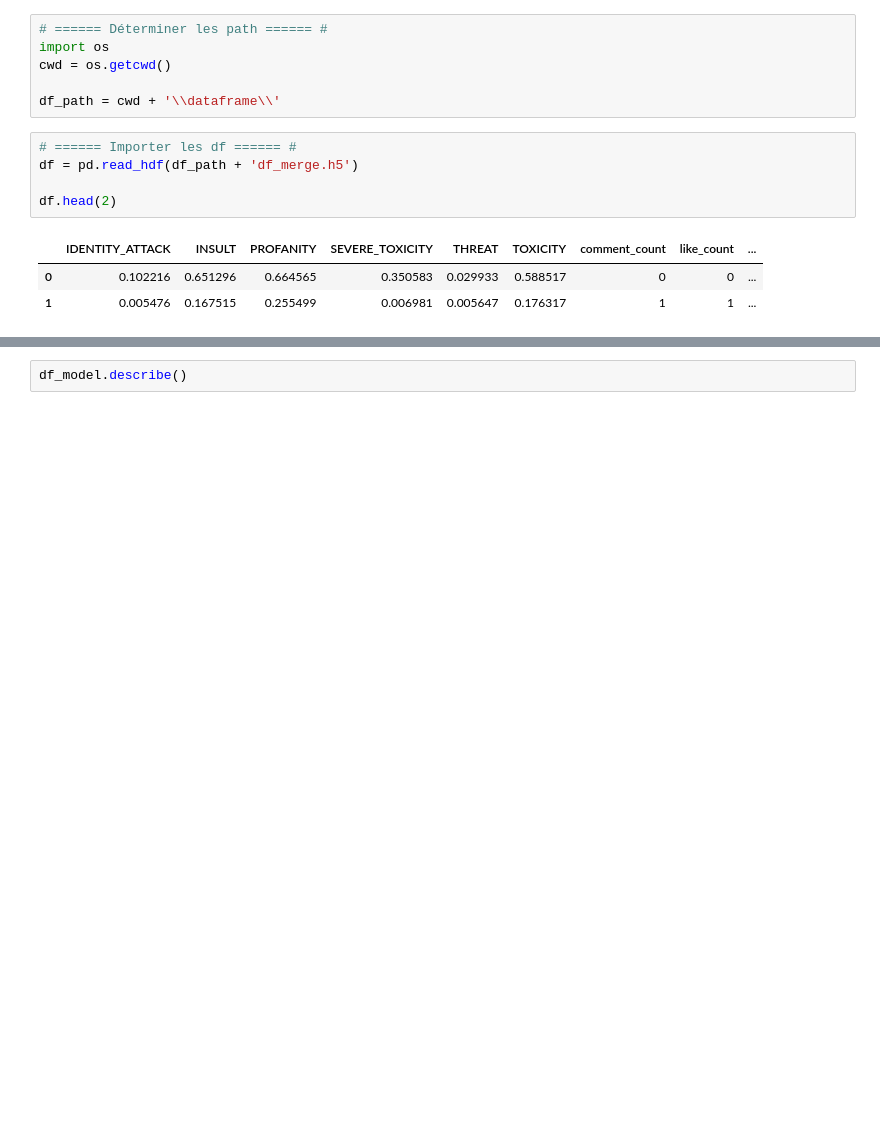
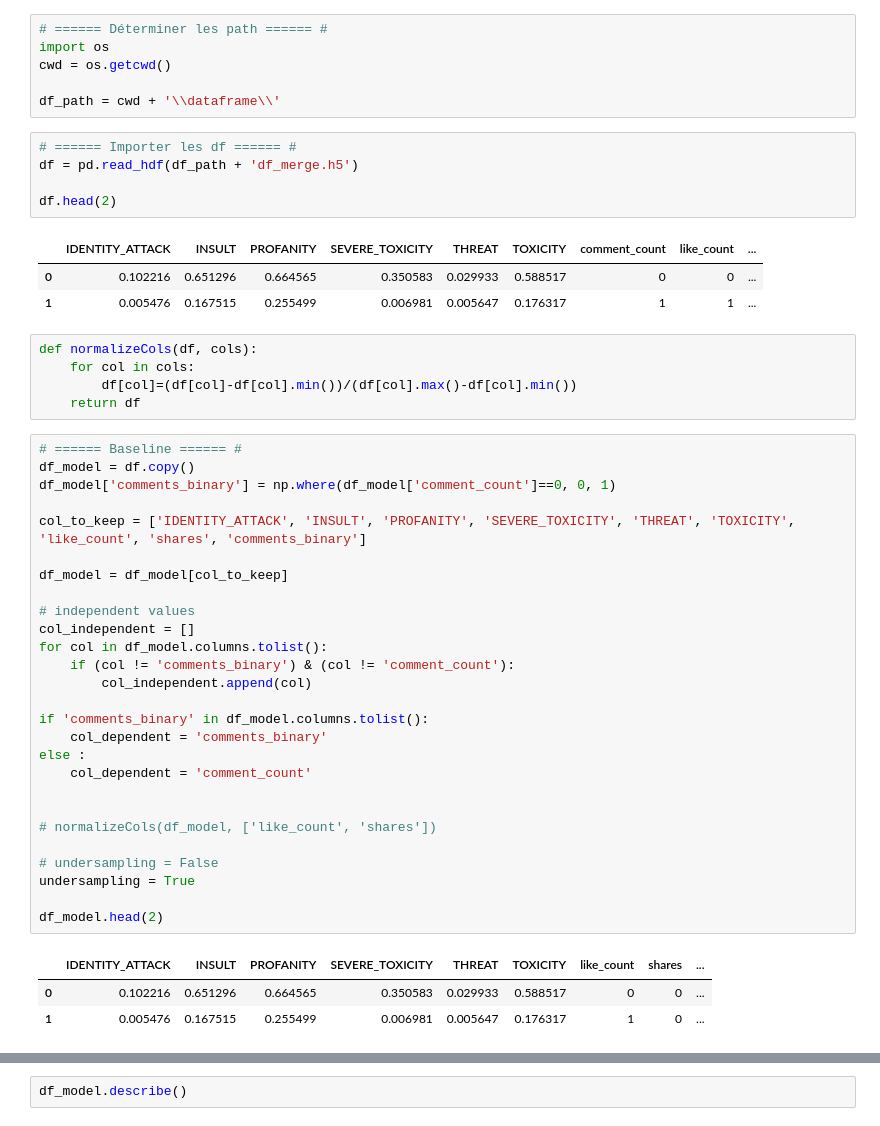
Before and after one commit to caseguin/GLO-7027, a Jupyter notebook: charles_workspace/charles_model_v2.ipynb, the cells around one changed output, grey strips where cells are left out. Drawn from its saved outputs; the diff is of its cells as text; blank space fills up the shorter version.

```diff
--- a/charles_workspace/charles_model_v2.ipynb
+++ b/charles_workspace/charles_model_v2.ipynb
@@ -42,4 +41,40 @@ df.head(2)
 |  | IDENTITY_ATTACK | INSULT | PROFANITY | SEVERE_TOXICITY | THREAT | TOXICITY | comment_count | like_count | ... |
 | 0 | 0.102216 | 0.651296 | 0.664565 | 0.350583 | 0.029933 | 0.588517 | 0 | 0 | ... |
 | 1 | 0.005476 | 0.167515 | 0.255499 | 0.006981 | 0.005647 | 0.176317 | 1 | 1 | ... |
+# %%
+def normalizeCols(df, cols):
+    for col in cols:
+        df[col]=(df[col]-df[col].min())/(df[col].max()-df[col].min())
+    return df
+# %%
+# ====== Baseline ====== #
+df_model = df.copy()
+df_model['comments_binary'] = np.where(df_model['comment_count']==0, 0, 1)
+
+col_to_keep = ['IDENTITY_ATTACK', 'INSULT', 'PROFANITY', 'SEVERE_TOXICITY', 'THREAT', 'TOXICITY', 'like_count', 'shares', 'comments_binary']
+
+df_model = df_model[col_to_keep]
+
+# independent values
+col_independent = []
+for col in df_model.columns.tolist():
+    if (col != 'comments_binary') & (col != 'comment_count'):
+        col_independent.append(col)
+
+if 'comments_binary' in df_model.columns.tolist():
+    col_dependent = 'comments_binary'
+else :
+    col_dependent = 'comment_count'
+
+
+# normalizeCols(df_model, ['like_count', 'shares'])
+
+# undersampling = False
+undersampling = True
+
+df_model.head(2)
+# %% [output]
+|  | IDENTITY_ATTACK | INSULT | PROFANITY | SEVERE_TOXICITY | THREAT | TOXICITY | like_count | shares | ... |
+| 0 | 0.102216 | 0.651296 | 0.664565 | 0.350583 | 0.029933 | 0.588517 | 0 | 0 | ... |
+| 1 | 0.005476 | 0.167515 | 0.255499 | 0.006981 | 0.005647 | 0.176317 | 1 | 0 | ... |
 # %%
```
Also changed, not shown: parts of 22 cells of this notebook, 3 other files.
